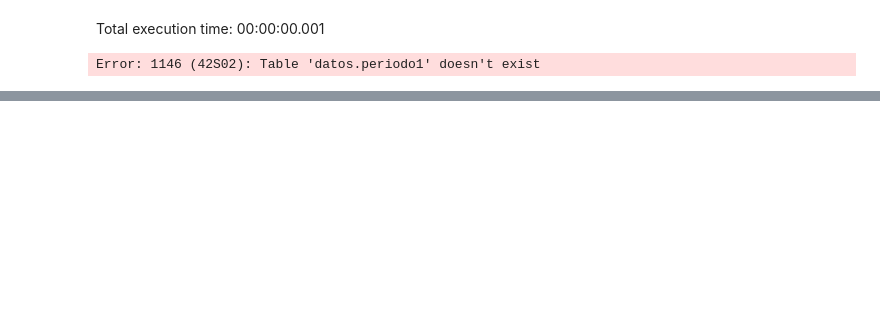
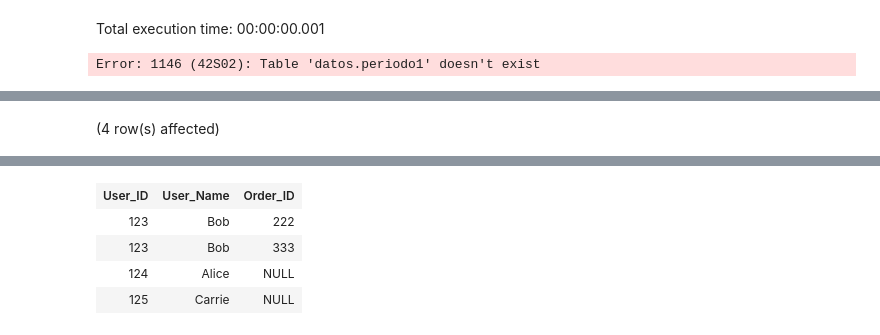
Before and after one commit to mizos0512/curso_sql, a Jupyter notebook: notebooks/clase_32.ipynb, the cells around one changed output, grey strips where cells are left out. Saved outputs shown, nothing was run; the diff lists cells and outputs as text; code cells hidden in the pictures; blank space fills up the shorter version.

```diff
--- a/notebooks/clase_32.ipynb
+++ b/notebooks/clase_32.ipynb
@@ -148,0 +206,7 @@ Error: 1146 (42S02): Table 'datos.periodo1' doesn't exist
+# %%
+SELECT u.User_ID, u.User_Name, o.Order_ID
+FROM esquema_join.Usuarios u
+LEFT JOIN esquema_join.Ordenes o
+ ON u.User_ID = o.User_ID;
+# %% [output]
+(4 row(s) affected)
@@ -148,0 +214,5 @@ Error: 1146 (42S02): Table 'datos.periodo1' doesn't exist
+| User_ID | User_Name | Order_ID |
+| 123 | Bob | 222 |
+| 123 | Bob | 333 |
+| 124 | Alice | NULL |
+| 125 | Carrie | NULL |
```
Also changed, not shown: parts of 17 cells of this notebook.
